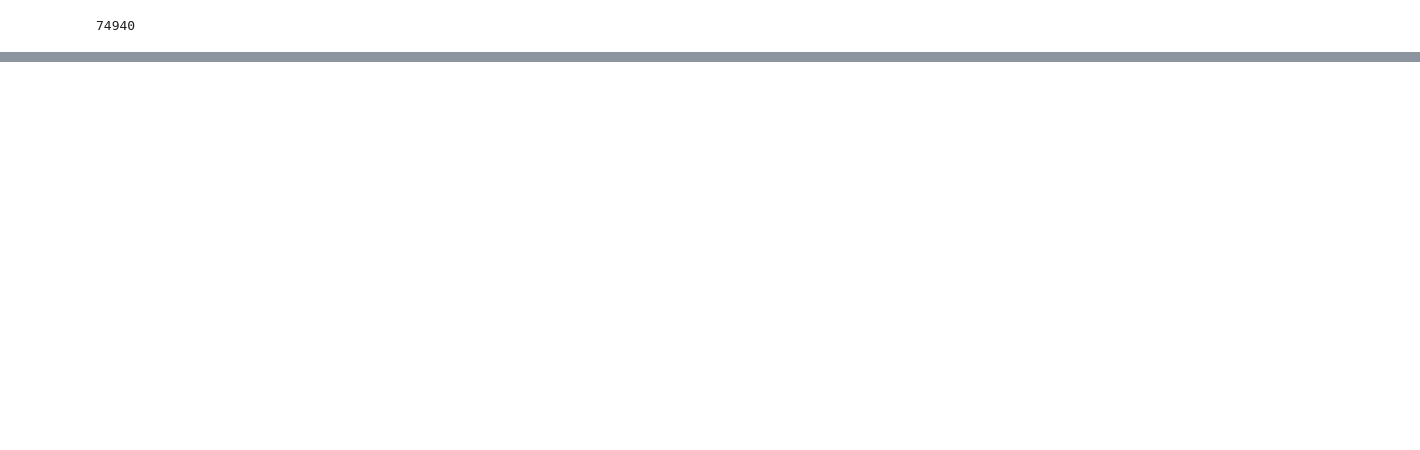
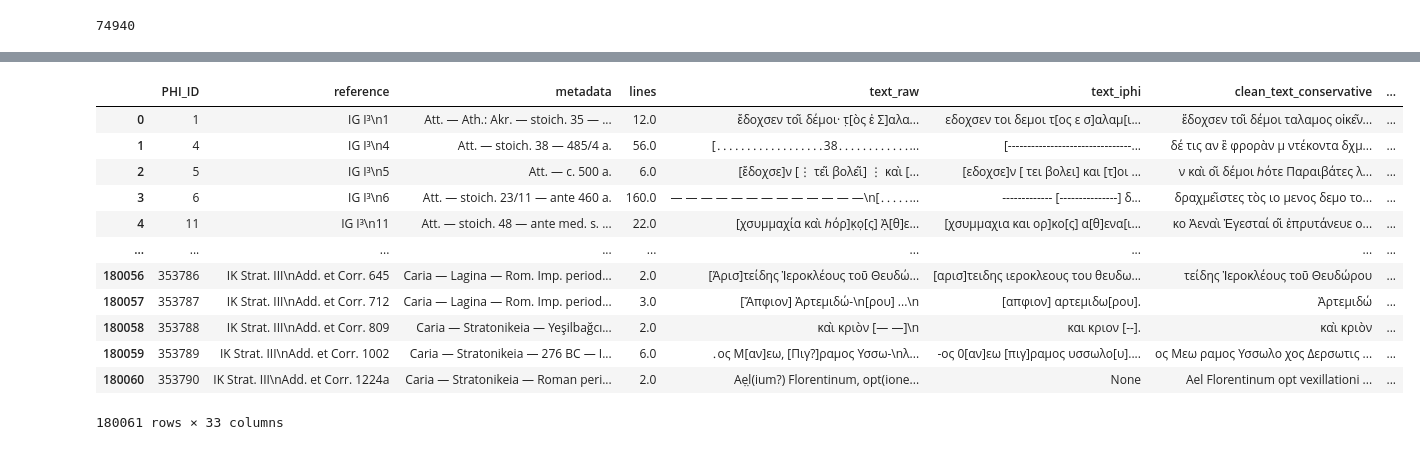
Before and after one commit to kasev/EpiMR, a Jupyter notebook: scripts/data_extraction.ipynb, the cells around one changed output, grey strips where cells are left out. Drawn from its saved outputs; the diff is of its cells as text; code cells hidden in the pictures; blank space fills up the shorter version.

```diff
--- a/scripts/data_extraction.ipynb
+++ b/scripts/data_extraction.ipynb
@@ -47,0 +99,28 @@ GIST["gr"].sum()
+# %%
+geod = Geod(ellps="WGS84")
+def get_dist_m(inscr_geo, city_geo):
+    line_string = LineString([inscr_geo, city_geo])
+    return np.round(geod.geometry_length(line_string), 2)
+
+def ckdnearest(inscriptions, polis):
+
+    polis = polis[['name', 'geometry']]
+    insr_geometries = np.array(list(inscriptions.geometry.apply(lambda x: (x.x, x.y))))
+    polis_geometries = np.array(list(polis.geometry.apply(lambda x: (x.x, x.y))))
+    btree = cKDTree(polis_geometries)
+    dist, idx = btree.query(insr_geometries, k=1)
+    nearest_polis_df = polis.iloc[idx].rename(columns={"geometry": "polis_geo"}).reset_index(drop=True)
+    nearest_polis_df["polis_geo"] = [[geom.x, geom.y] for geom in nearest_polis_df["polis_geo"]]
+
+    merge_gdf = pd.concat(
+        [
+            inscriptions.reset_index(drop=True),
+            nearest_polis_df,
+            pd.Series(dist, name="polis_dist")
+        ],
+        axis=1)
+    merge_gdf["polis_dist"] = merge_gdf.apply(lambda row: get_dist_m(row.geometry, row["polis_geo"]), axis=1)
+    return merge_gdf
+# %%
+%%time
+GIST = ckdnearest(GIST, polis)
@@ -47,0 +130,16 @@ GIST["gr"].sum()
+# %%
+GIST
+# %% [output]
+|  | PHI_ID | reference | metadata | lines | text_raw | text_iphi | clean_text_conservative | ... |
+| 0 | 1 | IG I³\n1 | Att. — Ath.: Akr. — stoich. 35 — ... | 12.0 | ἔδοχσεν το͂ι δέμοι· τ̣[ὸς ἐ Σ]αλα... | εδοχσεν τοι δεμοι τ[ος ε σ]αλαμ[ι... | ἔδοχσεν το͂ι δέμοι ταλαμος οἰκε͂ν... | ... |
+| 1 | 4 | IG I³\n4 | Att. — stoich. 38 — 485/4 a. | 56.0 | [․․․․․․․․․․․․․․․․․․38․․․․․․․․․․․․... | [--------------------------------... | δέ τις αν ἒ φρορὰν μ ντέκοντα δχμ... | ... |
+| 2 | 5 | IG I³\n5 | Att. — c. 500 a. | 6.0 | [ἔδοχσε]ν [⋮ τε͂ι βολε͂ι] ⋮ καὶ [... | [εδοχσε]ν [ τει βολει] και [τ]οι ... | ν καὶ ο͂ι δέμοι ℎότε Παραιβάτες λ... | ... |
+| 3 | 6 | IG I³\n6 | Att. — stoich. 23/11 — ante 460 a. | 160.0 | — — — — — — — — — — — — —\n[․․․․․... | ------------- [---------------] δ... | δραχμε͂ιστες τὸς ιο μενος δεμο το... | ... |
+| 4 | 11 | IG I³\n11 | Att. — stoich. 48 — ante med. s. ... | 22.0 | [χσυμμαχία καὶ ℎόρ]κ̣ο̣[ς] Ἀ̣[θ]ε... | [χσυμμαχια και ορ]κο[ς] α[θ]ενα[ι... | κο Ἀεναὶ Ἐγεσταί ο͂ι ἐπρυτάνευε ο... | ... |
+| ... | ... | ... | ... | ... | ... | ... | ... | ... |
+| 180056 | 353786 | IK Strat. III\nAdd. et Corr. 645 | Caria — Lagina — Rom. Imp. period... | 2.0 | [Ἀρισ]τείδης Ἱεροκλέους τοῦ Θευδώ... | [αρισ]τειδης ιεροκλεους του θευδω... | τείδης Ἱεροκλέους τοῦ Θευδώρου | ... |
+| 180057 | 353787 | IK Strat. III\nAdd. et Corr. 712 | Caria — Lagina — Rom. Imp. period... | 3.0 | [Ἄπφιον] Ἀρτεμιδώ-\n[ρου] ...\n | [απφιον] αρτεμιδω[ρου]. | Ἀρτεμιδώ | ... |
+| 180058 | 353788 | IK Strat. III\nAdd. et Corr. 809 | Caria — Stratonikeia — Yeşilbağcı... | 2.0 | καὶ κριὸν [— —]\n | και κριον [--]. | καὶ κριὸν | ... |
+| 180059 | 353789 | IK Strat. III\nAdd. et Corr. 1002 | Caria — Stratonikeia — 276 BC — I... | 6.0 | ․ος Μ[αν]εω, [Πιγ?]ραμος Υσσω-\nλ... | -ος 0[αν]εω [πιγ]ραμος υσσωλο[υ].... | ος Μεω ραμος Υσσωλο χος Δερσωτις ... | ... |
+| 180060 | 353790 | IK Strat. III\nAdd. et Corr. 1224a | Caria — Stratonikeia — Roman peri... | 2.0 | Aẹḷ(ium?) Florentinum, opt(ione... | None | Ael Florentinum opt vexillationi ... | ... |
+180061 rows × 33 columns
```
Also changed, not shown: parts of 15 cells of this notebook, 2 other files.
